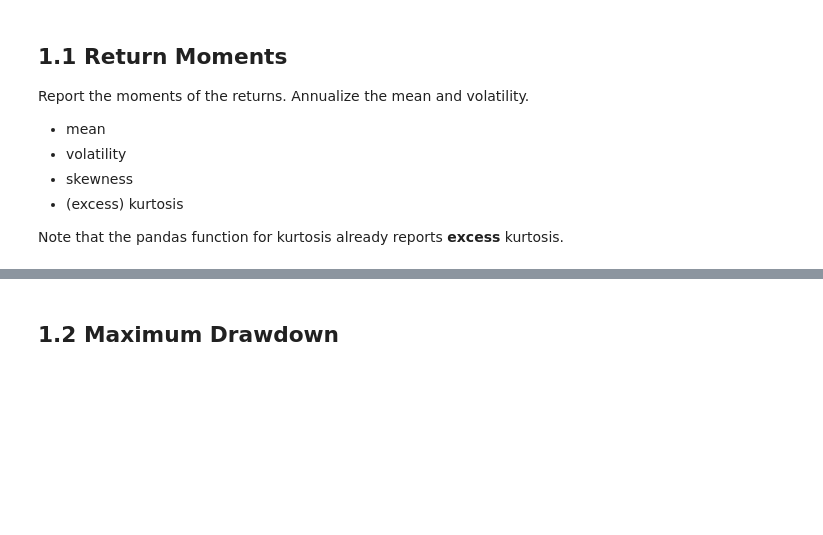
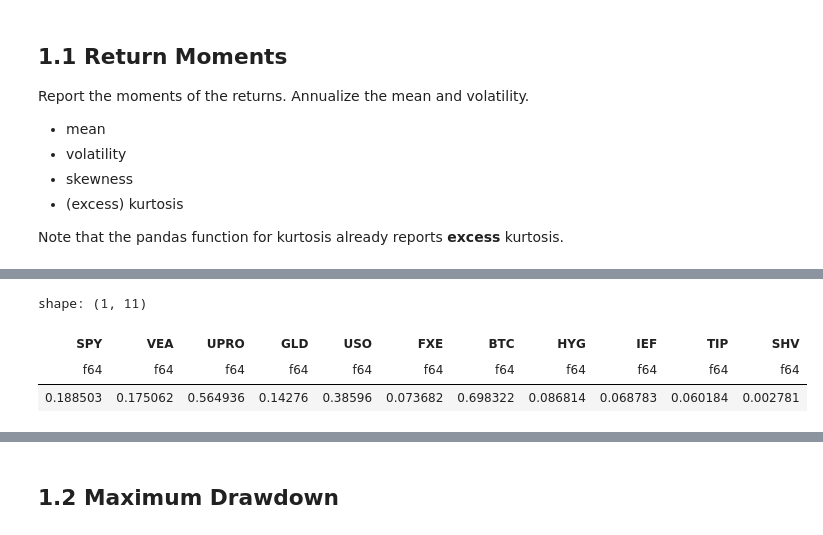
Before and after one commit to dafuzhu-uchi/finm-367, a Jupyter notebook: assignment/hw1/hw1_exe_risk_metrics.ipynb, the cells around one changed output, grey strips where cells are left out. Saved outputs shown, nothing was run; the diff lists cells and outputs as text; code cells hidden in the pictures; blank space fills up the shorter version.

```diff
--- a/assignment/hw1/hw1_exe_risk_metrics.ipynb
+++ b/assignment/hw1/hw1_exe_risk_metrics.ipynb
@@ -18,0 +85,7 @@ Note that the pandas function for kurtosis already reports **excess** kurtosis.
+# %%
+annualized_std
+# %% [output]
+shape: (1, 11)
+| SPY | VEA | UPRO | GLD | USO | FXE | BTC | HYG | IEF | TIP | SHV |
+| f64 | f64 | f64 | f64 | f64 | f64 | f64 | f64 | f64 | f64 | f64 |
+| 0.188503 | 0.175062 | 0.564936 | 0.14276 | 0.38596 | 0.073682 | 0.698322 | 0.086814 | 0.068783 | 0.060184 | 0.002781 |
```
Also changed, not shown: parts of 19 cells of this notebook, 2 other files.
